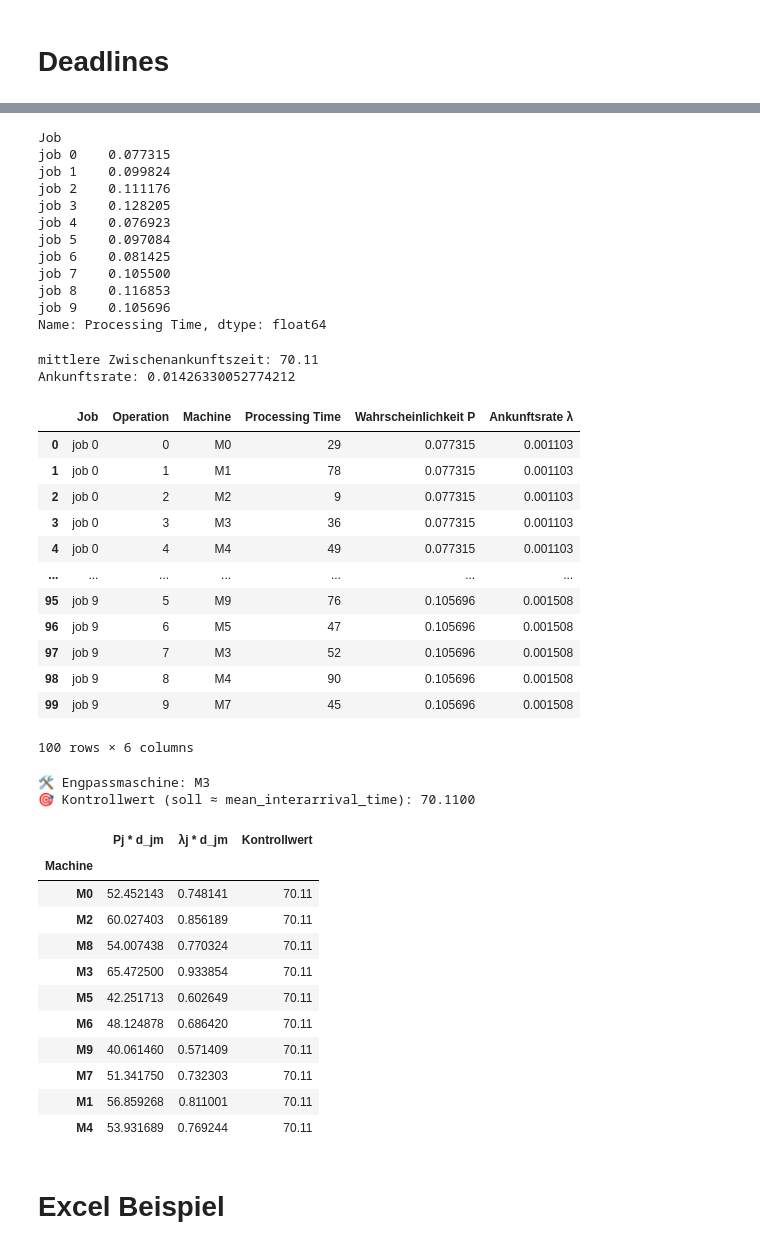
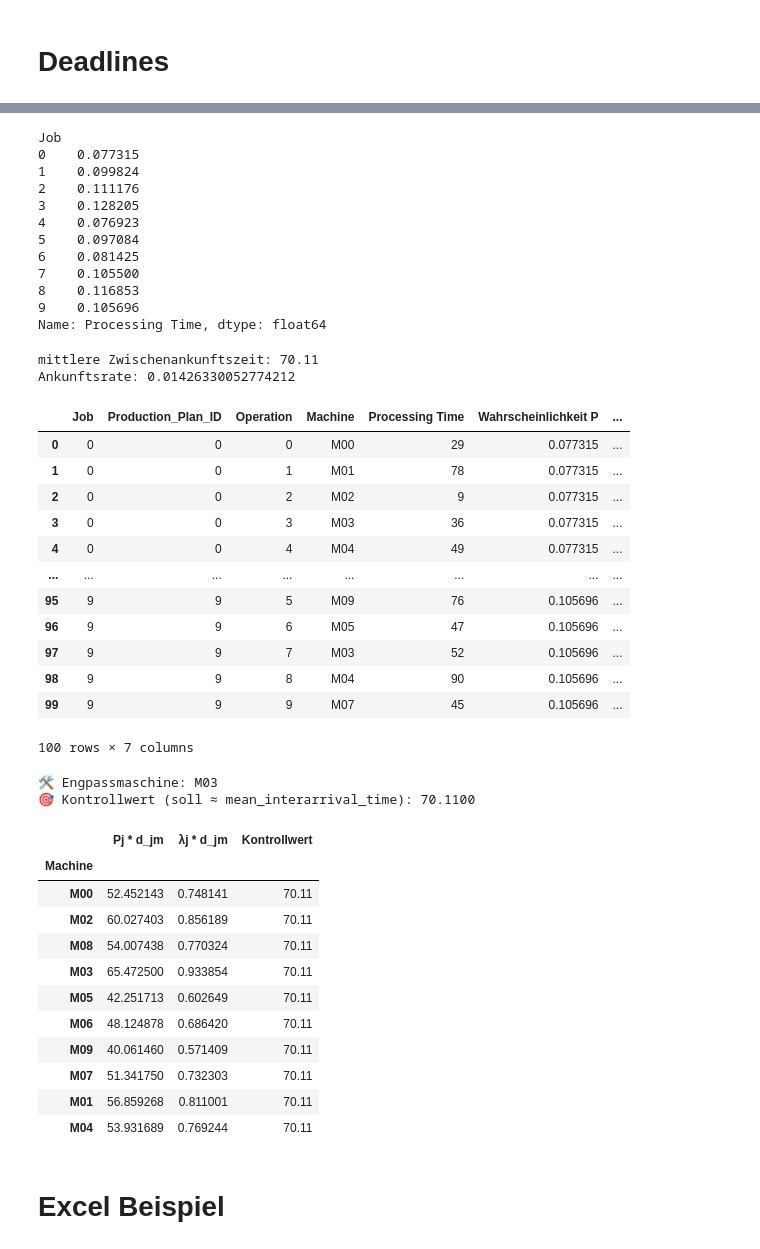
Before and after one commit to konrad-adamski/HTWD_Minimalinvasives_Job-Shop_Scheduling, a Jupyter notebook: notebooks/01_Time_Conditions/Deadlines - Munkelt.ipynb, the cells around one changed output, grey strips where cells are left out. Drawn from its saved outputs; the diff is of its cells as text; code cells hidden in the pictures.

```diff
--- a/notebooks/01_Time_Conditions/11_Deadlines - Munkelt.ipynb
+++ b/notebooks/01_Time_Conditions/Deadlines - Munkelt.ipynb
@@ -9,6 +14,7 @@ import math
 # %%
 basic_data_path = get_path("data", "basic")
 
-df_instance = pd.read_csv(basic_data_path / "00_instance.csv")
-df_instance
+df_instance = pd.read_csv(basic_data_path / "instance.csv")
+df_jssp = init.production_orders(df_instance)
+df_jssp
 # %% [output]
@@ -28,24 +34,24 @@ df_instance
 # %%
 # Step 1: Gesamtdauer und Wahrscheinlichkeit
-job_dauer = df_instance.groupby("Job")["Processing Time"].sum()
+job_dauer = df_jssp.groupby("Job")["Processing Time"].sum()
 job_wahrscheinlichkeit = job_dauer / job_dauer.sum()
 job_wahrscheinlichkeit
 # %% [output]
 Job
-job 0    0.077315
-job 1    0.099824
-job 2    0.111176
-job 3    0.128205
-job 4    0.076923
-job 5    0.097084
-job 6    0.081425
-job 7    0.105500
-job 8    0.116853
-job 9    0.105696
+0    0.077315
+1    0.099824
+2    0.111176
+3    0.128205
+4    0.076923
+5    0.097084
+6    0.081425
+7    0.105500
+8    0.116853
+9    0.105696
 Name: Processing Time, dtype: float64
 # %%
 # Step 2: Ankunftsrate
-mean_interarrival_time = gen_interarrival.calculate_mean_interarrival_time(df_instance)
+mean_interarrival_time = term.calculate_mean_interarrival_time(df_jssp)
 lambda_gesamt = 1 / mean_interarrival_time
 lambda_j = job_wahrscheinlichkeit * lambda_gesamt
 
@@ -57,26 +63,26 @@ Ankunftsrate: 0.01426330052774212
 # %%
 # Step 3: Zusammenführen
 df_jobs = pd.DataFrame({
     "Job": job_dauer.index,
     "Wahrscheinlichkeit P": job_wahrscheinlichkeit.values,
     "Ankunftsrate λ": lambda_j.values
 })
-df_merged = df_instance.merge(df_jobs, on="Job")
+df_merged = df_jssp.merge(df_jobs, on="Job")
 df_merged
 # %% [output]
-|  | Job | Operation | Machine | Processing Time | Wahrscheinlichkeit P | Ankunftsrate λ |
-| 0 | job 0 | 0 | M0 | 29 | 0.077315 | 0.001103 |
-| 1 | job 0 | 1 | M1 | 78 | 0.077315 | 0.001103 |
-| 2 | job 0 | 2 | M2 | 9 | 0.077315 | 0.001103 |
-| 3 | job 0 | 3 | M3 | 36 | 0.077315 | 0.001103 |
-| 4 | job 0 | 4 | M4 | 49 | 0.077315 | 0.001103 |
-| ... | ... | ... | ... | ... | ... | ... |
-| 95 | job 9 | 5 | M9 | 76 | 0.105696 | 0.001508 |
-| 96 | job 9 | 6 | M5 | 47 | 0.105696 | 0.001508 |
-| 97 | job 9 | 7 | M3 | 52 | 0.105696 | 0.001508 |
-| 98 | job 9 | 8 | M4 | 90 | 0.105696 | 0.001508 |
-| 99 | job 9 | 9 | M7 | 45 | 0.105696 | 0.001508 |
+|  | Job | Production_Plan_ID | Operation | Machine | Processing Time | Wahrscheinlichkeit P | ... |
+| 0 | 0 | 0 | 0 | M00 | 29 | 0.077315 | ... |
+| 1 | 0 | 0 | 1 | M01 | 78 | 0.077315 | ... |
+| 2 | 0 | 0 | 2 | M02 | 9 | 0.077315 | ... |
+| 3 | 0 | 0 | 3 | M03 | 36 | 0.077315 | ... |
+| 4 | 0 | 0 | 4 | M04 | 49 | 0.077315 | ... |
+| ... | ... | ... | ... | ... | ... | ... | ... |
+| 95 | 9 | 9 | 5 | M09 | 76 | 0.105696 | ... |
+| 96 | 9 | 9 | 6 | M05 | 47 | 0.105696 | ... |
+| 97 | 9 | 9 | 7 | M03 | 52 | 0.105696 | ... |
+| 98 | 9 | 9 | 8 | M04 | 90 | 0.105696 | ... |
+| 99 | 9 | 9 | 9 | M07 | 45 | 0.105696 | ... |
-100 rows × 6 columns
+100 rows × 7 columns
 # %%
 # Step 4: Beiträge zur Kontrollrechnung für jede Maschine
 df_merged["Pj * d_jm"] = df_merged["Wahrscheinlichkeit P"] * df_merged["Processing Time"] # Zähler
@@ -95,20 +101,20 @@ print(f"\n🛠️ Engpassmaschine: {engpass}")
 print(f"🎯 Kontrollwert (soll ≈ mean_interarrival_time): {kontrollwert_engpass:.4f}")
 df_control.sort_values("Kontrollwert", ascending=False)
 # %% [output]
-🛠️ Engpassmaschine: M3
+🛠️ Engpassmaschine: M03
 🎯 Kontrollwert (soll ≈ mean_interarrival_time): 70.1100
 |  | Pj * d_jm | λj * d_jm | Kontrollwert |
 | Machine |  |  |  |
-| M0 | 52.452143 | 0.748141 | 70.11 |
-| M2 | 60.027403 | 0.856189 | 70.11 |
-| M8 | 54.007438 | 0.770324 | 70.11 |
-| M3 | 65.472500 | 0.933854 | 70.11 |
-| M5 | 42.251713 | 0.602649 | 70.11 |
-| M6 | 48.124878 | 0.686420 | 70.11 |
-| M9 | 40.061460 | 0.571409 | 70.11 |
-| M7 | 51.341750 | 0.732303 | 70.11 |
-| M1 | 56.859268 | 0.811001 | 70.11 |
-| M4 | 53.931689 | 0.769244 | 70.11 |
+| M00 | 52.452143 | 0.748141 | 70.11 |
+| M02 | 60.027403 | 0.856189 | 70.11 |
+| M08 | 54.007438 | 0.770324 | 70.11 |
+| M03 | 65.472500 | 0.933854 | 70.11 |
+| M05 | 42.251713 | 0.602649 | 70.11 |
+| M06 | 48.124878 | 0.686420 | 70.11 |
+| M09 | 40.061460 | 0.571409 | 70.11 |
+| M07 | 51.341750 | 0.732303 | 70.11 |
+| M01 | 56.859268 | 0.811001 | 70.11 |
+| M04 | 53.931689 | 0.769244 | 70.11 |
 # %% [markdown]
 # Excel Beispiel
 # %%
```
Also changed, not shown: parts of 6 cells of this notebook, 14 other files.
